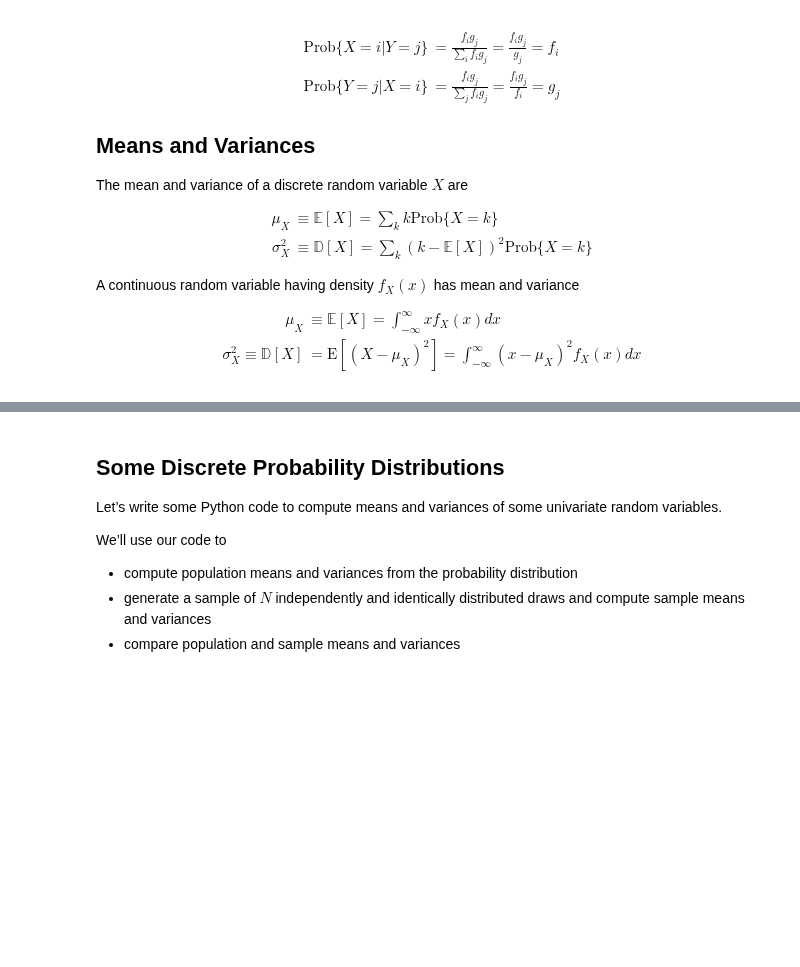
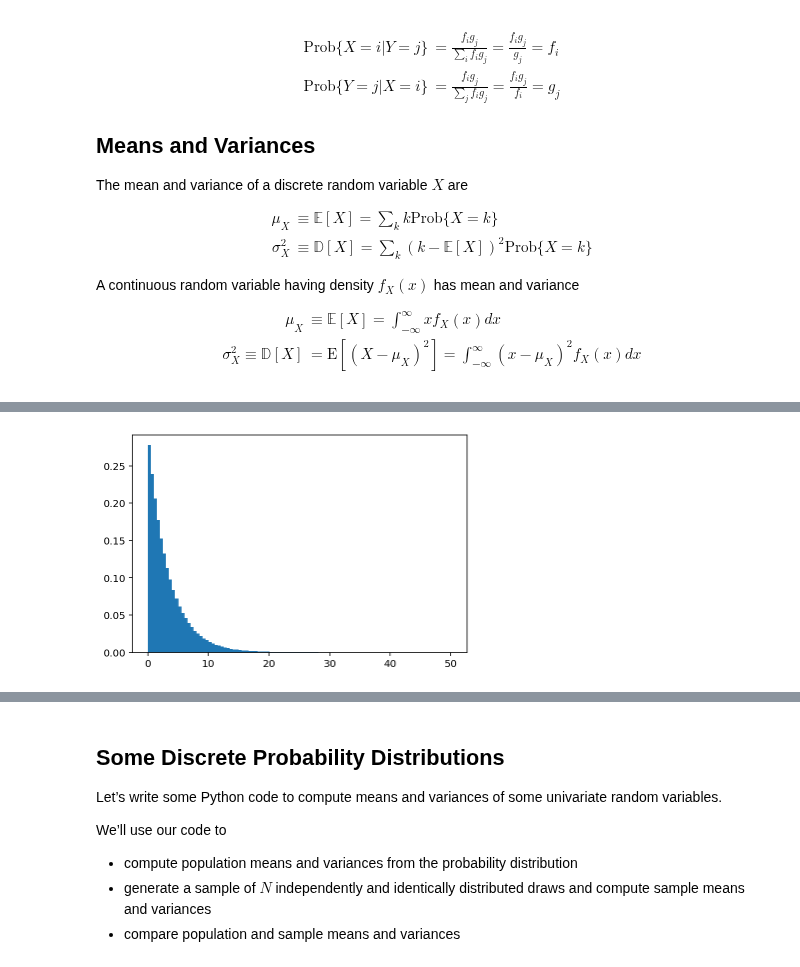
Before and after one commit to beauvilerobed/quantitative-economics-with-python, a Jupyter notebook: elementary_statistics/8_elementary_probability_w_matrices.ipynb, the cells around one changed output, grey strips where cells are left out. Drawn from its saved outputs; the diff is of its cells as text; code cells hidden in the pictures; blank space fills up the shorter version.

```diff
--- a/elementary_statistics/8_elementary_probability_w_matrices.ipynb
+++ b/elementary_statistics/8_elementary_probability_w_matrices.ipynb
@@ -489,6 +496,8 @@ plt.show()
 # %%
-plt.hist(x_g, bins=100, density=True, alpha=0.6)
+plt.hist(x_g, bins=100, density=True)
 plt.show()
+# %% [output]
+[figure, added]
 # %% [markdown]
 **Geometric distribution**
 
```
Also changed, not shown: parts of 47 cells of this notebook.
